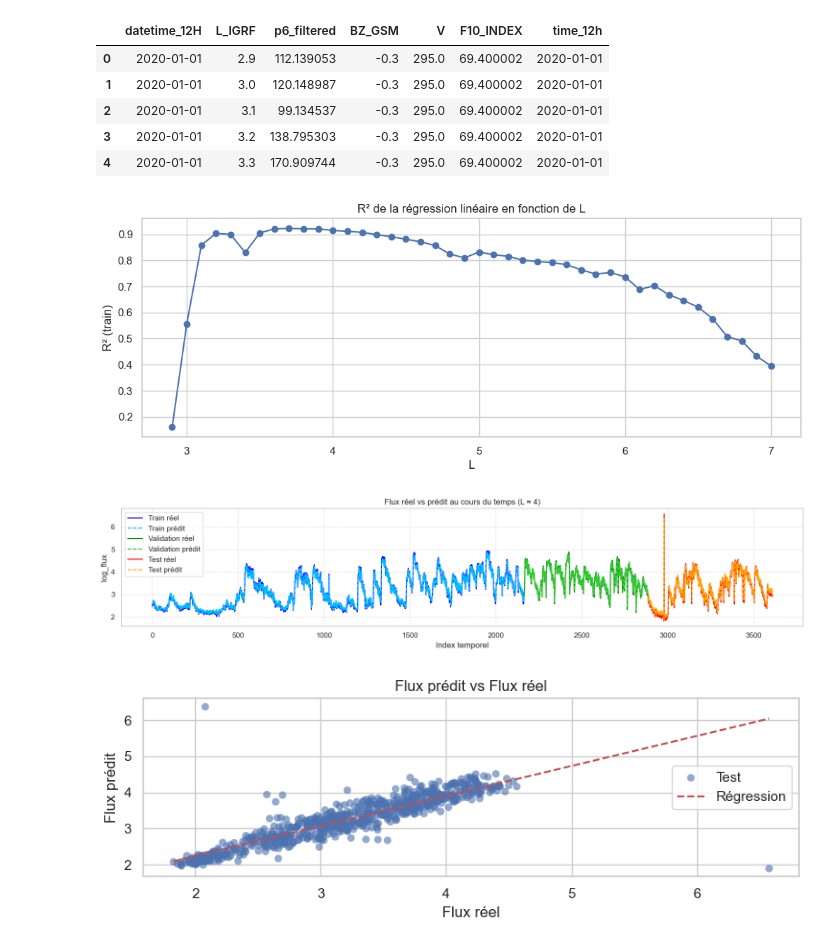
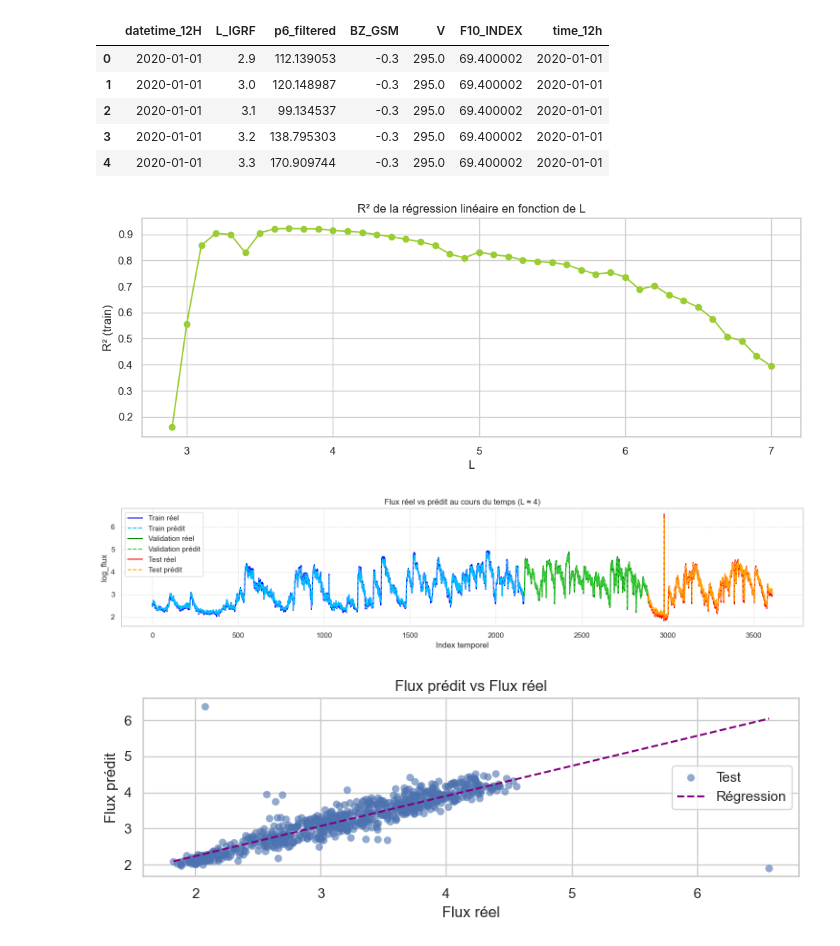
Before and after one commit to zomboky/space-data, a Jupyter notebook: main.ipynb, the cells around one changed output. Drawn from its saved outputs; the diff is of its cells as text; code cells hidden in the pictures.

```diff
--- a/main.ipynb
+++ b/main.ipynb
@@ -881,7 +888,7 @@ for i in builtins.range(28, 71):   # L de 2.8 à 7.0
 
 # --- R²(L) ---
 plt.figure(figsize=(12, 4))
-plt.plot(L_list, R_carre, marker="o")
+plt.plot(L_list, R_carre, marker="o", color='yellowgreen')
 plt.xlabel("L")
 plt.ylabel("R² (train)")
 plt.title("R² de la régression linéaire en fonction de L")
@@ -913,35 +920,35 @@ if y_train_L4 is not None:
     plt.xlabel("Index temporel")
     plt.ylabel("log_flux")
     plt.title("Flux réel vs prédit au cours du temps (L ≈ 4)")
     plt.legend()
     plt.grid(True, linestyle=":")
     plt.tight_layout()
     plt.show()
 
     # --- Scatter Flux réel vs Flux prédit (set de test), + droite rouge ---
     plt.figure(figsize=(8, 3))
 
     # nuage de points
     plt.scatter(y_test_L4, y_test_pred_L4,
                 alpha=0.6, edgecolors="none", label="Test")
 
     # droite de régression y = a x + b (sur le set de test)
     a, b = np.polyfit(y_test_L4, y_test_pred_L4, 1)
     x_line = np.linspace(y_test_L4.min(), y_test_L4.max(), 100)
     y_line = a * x_line + b
-    plt.plot(x_line, y_line, "r--", label="Régression")
+    plt.plot(x_line, y_line, "r--", label="Régression", color="purple")
 
     plt.xlabel("Flux réel")
     plt.ylabel("Flux prédit")
     plt.title("Flux prédit vs Flux réel")
     plt.legend()
     plt.tight_layout()
     plt.show()
 
 else:
     print("Pas assez de données propres autour de L = 4.0 pour tracer l’exemple.")
 # %% [output]
-[figure, old version]
+[figure, new version]
 [figure]
-[figure, old version]
+[figure, new version]
 # %%
```
Also changed, not shown: parts of 5 cells of this notebook.
